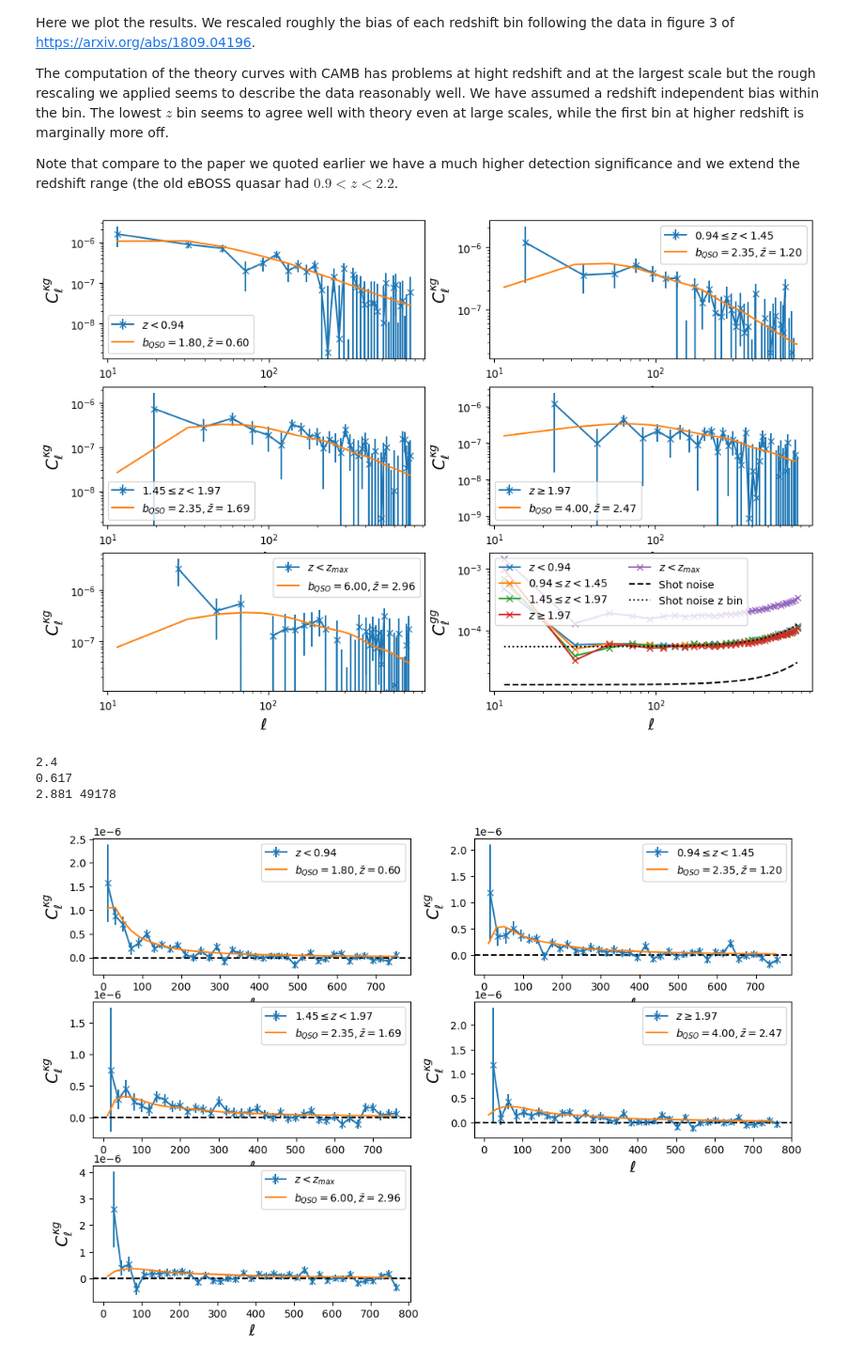
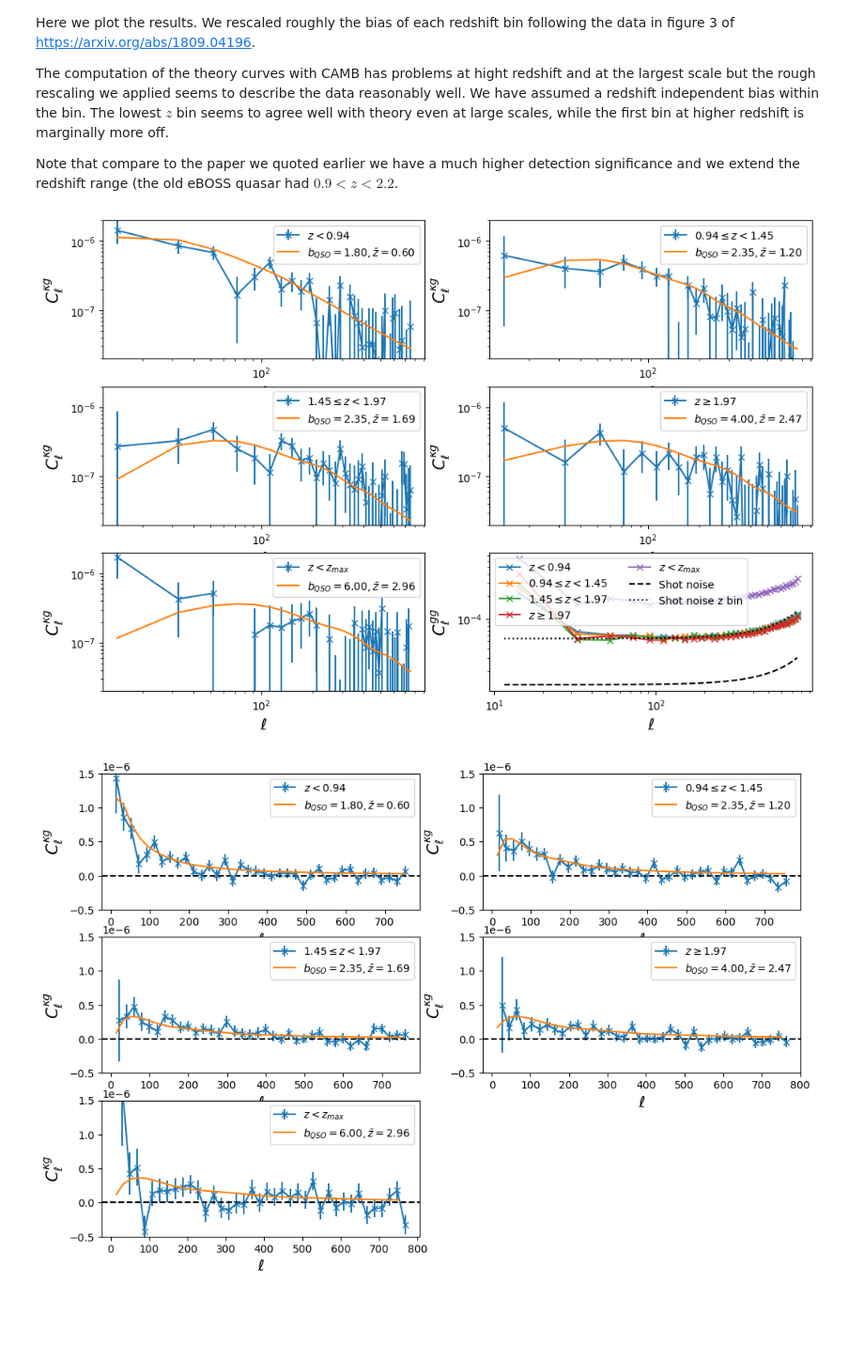
Before and after one commit to kstoreyf/gaia-quasars-lss, a Jupyter notebook: notebooks/gaia_qso_data_pstest.ipynb, the cells around one changed output. Shown at 94% size. Cells and saved outputs as stored; diff of their text form; code cells hidden in the pictures; blank space fills up the shorter version.

```diff
--- a/notebooks/gaia_qso_data_pstest.ipynb
+++ b/notebooks/gaia_qso_data_pstest.ipynb
@@ -337,10 +365,23 @@ klr = hp.ud_grade(khr,nside_out=nside)
 # %% [markdown]
 Define binning, pseudo-power specturmc omputation function and function to compute all relevant quantities for a given mask and binning scheme
 # %%
+delta_b=20
+ivar_weighting_binning=True
+if ivar_weighting_binning:
 
+    ells = np.arange(3 * nside, dtype='int32')
+    weights = 2*ells+1.
 
-delta_b=20
-b = nmt.NmtBin.from_nside_linear(nside, delta_b,is_Dell=False)
+    bpws = -1 + np.zeros_like(ells)  # Array of bandpower indices
+    i = 0
+    while delta_b * (i + 1) + 2 < 3 * nside:
+        bpws[delta_b * i + 2:delta_b * (i + 1) + 2] = i
+        i += 1
+
+    b = nmt.NmtBin(nside=nside, bpws=bpws, ells=ells, weights=weights)
+else:
+    b = nmt.NmtBin.from_nside_linear(nside, delta_b,is_Dell=False)
+
 lb = b.get_effective_ells()
 
 def compute_master(f_a, f_b, wsp):
@@ -361,7 +402,7 @@ def compute_master_crosscorr_mask(apodized_mask,binning):
     w = nmt.NmtWorkspace()
     w.compute_coupling_matrix(f0, f0, binning)
 
-    f1 = nmt.NmtField( apodized_mask, [c],beam=beam)
+    f1 = nmt.NmtField( apodized_mask, [c-c[apodized_mask!=0].mean()],beam=beam)
     f11 = nmt.NmtField(apodized_mask, [c1],beam=beam)
     f12 = nmt.NmtField(apodized_mask, [c2],beam=beam)
     fjk = nmt.NmtField(apodized_mask, [jk],beam=beam)
@@ -893,7 +932,7 @@ clkg_cz=[]
 clgg_cz=[]
 
 clgg_th_z = [cls1['W1xW1'],cls2['W1xW1'],cls3['W1xW1'],cls4['W1xW1'],cls5['W1xW1'],cls['W1xW1']]
-clkg_th_z = [cls1['PxW1']*p2k,cls2['PxW1']*p2k,cls3['PxW1']*p2k,cls4['PxW1']*p2k,cls5['PxW1']*p2k,cls['W1xW1']]
+clkg_th_z = [cls1['PxW1']*p2k,cls2['PxW1']*p2k,cls3['PxW1']*p2k,cls4['PxW1']*p2k,cls5['PxW1']*p2k,cls['PxW1']*p2k]
 
 cl_gg_thcz_binned = []
 cl_kg_thcz_binned = []
@@ -901,7 +940,7 @@ cl_kg_thcz_binned = []
 
 
 for i,cmap in enumerate([cz1,cz2,cz3,cz4,cz5,c]):
-    fcz = nmt.NmtField(apomask_gal50, [cmap],beam=beam) # corrects for pixel window as klr computed from downgrade
+    fcz = nmt.NmtField(apomask_gal50, [cmap-cmap[apomask_gal50>0].mean()],beam=beam) # corrects for pixel window as klr computed from downgrade
 
     clkg_cz.append( compute_master(f0,fcz,w)[0])
     clgg_cz.append( compute_master(fcz,fcz,w)[0])
@@ -931,19 +970,15 @@ for i,clkg_czi in enumerate(clkg_cz[:-1]):
     pl.subplot(int(plotid+i+1))
     #errorbar
     dki_z1 = np.sqrt(clkk_cz*clgg_cz[i] + clkg_czi**2)/np.sqrt((2*lb+1)*delta_b*np.mean(apomask_gal50))
-    pl.errorbar(lb+4*i,clkg_czi,yerr=dki_z1,ls='-',marker='x',label=zlabels[i])
+    pl.errorbar(lb,clkg_czi,yerr=dki_z1,ls='-',marker='x',label=zlabels[i])
     pl.errorbar(lb,bias_rescaling[i]*cl_kg_thcz_binned[i],ls='-',
                 marker='',label='$b_{QSO}=%.2f, \\bar{z}=%.2f$'%(b_quasar*bias_rescaling[i],median_z[i]))
-    #pl.errorbar(lb,cl_kg_thcz_binned[i],ls='-',marker='')
-#pl.errorbar(lb,clgg_cz[-1],ls='-',marker='x',label=zlabels[i])
-#pl.errorbar(lb,cl_kg_th_binned,color='black')
-#pl.ylim(2e-08,2e-06)
+    pl.ylim(2e-08,2e-06)
     pl.legend()
     pl.xscale('log')
     pl.yscale('log')
     pl.xlabel('$\ell$',size=15)
     pl.ylabel('$C^{\kappa g}_\ell$',size=15)
-
 #pl.show()
 
 pl.subplot(326)
@@ -961,43 +996,35 @@ pl.xscale('log')
 pl.yscale('log')
 pl.show()
 # %% [output]
-[figure, old version]
+[figure, new version]
-# %%
-print(np.median(zcat[zcat>2]))
-print(np.median(zcat[zcat<0.94]))
-print(np.median(zcat[zcat>2.6]),len(zcat[zcat>2.6]))
-# %% [output]
-2.4
-0.617
-2.881 49178
 # %%
 zlabels=['$z<%.2f$'%bounds[0],'$%.2f\leq z<%.2f$'%(bounds[0],bounds[1]),'$%.2f\leq z<%.2f$'%(bounds[1],bounds[2]),
 '$z\geq %.2f$'%bounds[-1],'$z<z_{max}$']
 
 plotid=320
 bias_rescaling=[1.8/b_quasar,2.35/b_quasar,2.35/b_quasar,4./b_quasar,6./b_quasar]
 median_z = [np.mean(zcat[mask_z1]),np.mean(zcat[mask_z2]),np.mean(zcat[mask_z3]),
             np.mean(zcat[mask_z4]),np.mean(zcat[mask_z5])]
 
 pl.figure(figsize=(12,8))
 
 for i,clkg_czi in enumerate(clkg_cz[:-1]):
     pl.subplot(int(plotid+i+1))
     #errorbar
     dki_z1 = np.sqrt(clkk_cz*clgg_cz[i] + clkg_czi**2)/np.sqrt((2*lb+1)*delta_b*np.mean(apomask_gal50))
     pl.errorbar(lb+4*i,clkg_czi,yerr=dki_z1,ls='-',marker='x',label=zlabels[i])
     pl.errorbar(lb,bias_rescaling[i]*cl_kg_thcz_binned[i],ls='-',
                 marker='',label='$b_{QSO}=%.2f, \\bar{z}=%.2f$'%(b_quasar*bias_rescaling[i],median_z[i]))
     pl.axhline(0,color='black',ls='--')
     #pl.errorbar(lb,cl_kg_thcz_binned[i],ls='-',marker='')
 #pl.errorbar(lb,clgg_cz[-1],ls='-',marker='x',label=zlabels[i])
 #pl.errorbar(lb,cl_kg_th_binned,color='black')
-#pl.ylim(2e-08,2e-06)
+    pl.ylim(-0.5e-06,1.5e-06)
     pl.legend()
     #pl.xscale('log')
     #pl.yscale('log')
     pl.xlabel('$\ell$',size=15)
     pl.ylabel('$C^{\kappa g}_\ell$',size=15)
 pl.show()
 # %% [output]
-[figure, old version]
+[figure, new version]
```
Also changed, not shown: parts of 36 cells of this notebook.
